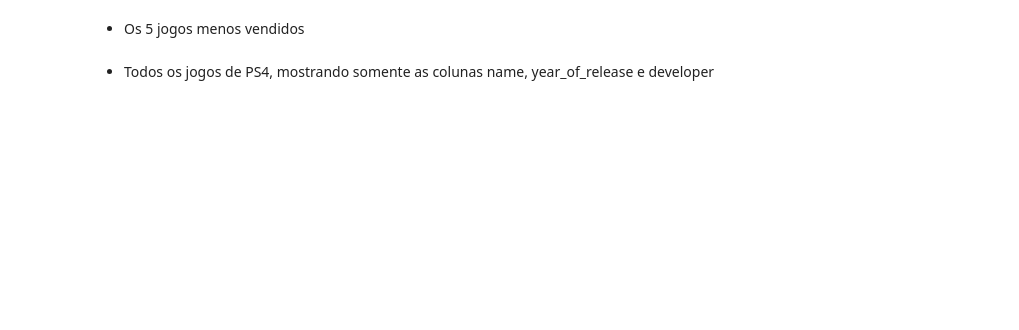
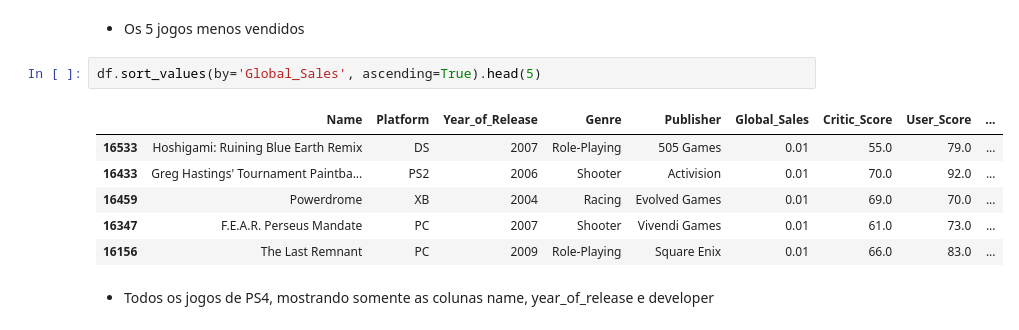
Before and after one commit to Joao-Inacio/Pandas-Descomplicado-Um-Guia-Pratico-para-Iniciantes, a Jupyter notebook: 0.1_Series/Exercícios_NÃO_resolvidos.ipynb, the cells around one changed output. Saved outputs shown, nothing was run; the diff lists cells and outputs as text; blank space fills up the shorter version.

```diff
--- a/0.1_Series/Exercícios_NÃO_resolvidos.ipynb
+++ b/0.1_Series/Exercícios_NÃO_resolvidos.ipynb
@@ -582,4 +659,13 @@ df[['Name', 'Platform', 'Year_of_Release', 'Genre', 'Publisher']].head()
 # %% [markdown]
 - Os 5 jogos menos vendidos
+# %%
+df.sort_values(by='Global_Sales', ascending=True).head(5)
+# %% [output]
+|  | Name | Platform | Year_of_Release | Genre | Publisher | Global_Sales | Critic_Score | User_Score | ... |
+| 16533 | Hoshigami: Ruining Blue Earth Remix | DS | 2007 | Role-Playing | 505 Games | 0.01 | 55.0 | 79.0 | ... |
+| 16433 | Greg Hastings' Tournament Paintba... | PS2 | 2006 | Shooter | Activision | 0.01 | 70.0 | 92.0 | ... |
+| 16459 | Powerdrome | XB | 2004 | Racing | Evolved Games | 0.01 | 69.0 | 70.0 | ... |
+| 16347 | F.E.A.R. Perseus Mandate | PC | 2007 | Shooter | Vivendi Games | 0.01 | 61.0 | 73.0 | ... |
+| 16156 | The Last Remnant | PC | 2009 | Role-Playing | Square Enix | 0.01 | 66.0 | 83.0 | ... |
 # %% [markdown]
 - Todos os jogos de PS4, mostrando somente as colunas name, year_of_release e developer
```
Also changed, not shown: parts of 7 cells of this notebook.
